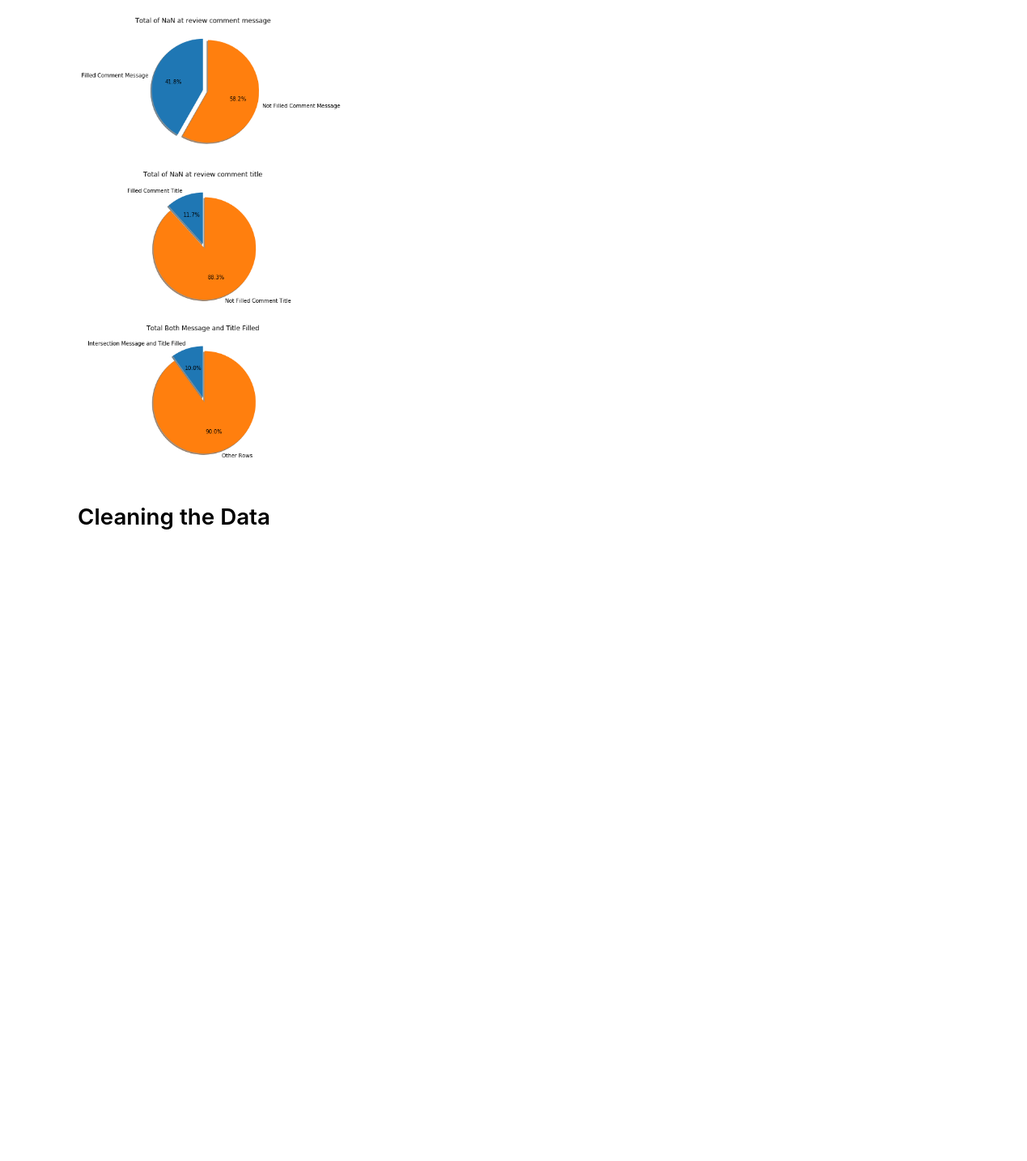
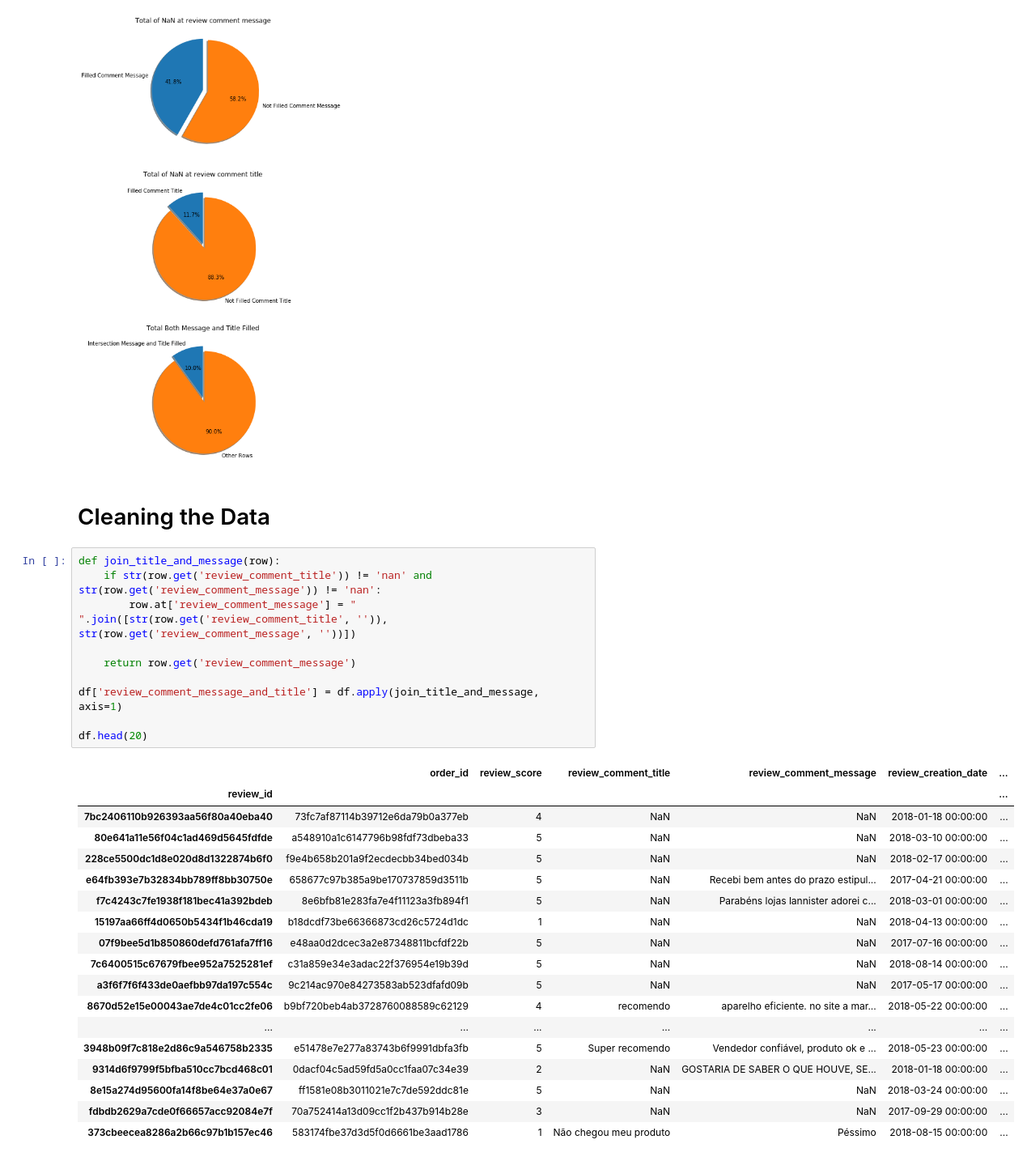
Before and after one commit to ViniciusBernardo/olist-orders-review-sentiment-analysis, a Jupyter notebook: olist_order_reviews.ipynb, the cells around one changed output. Shown: that part at 81% size. Saved outputs shown, nothing was run; the diff lists cells and outputs as text; blank space fills up the shorter version.

Commit message:
Add function to join title and message of reviews
Signed-off-by: Vinicius Ferreira <vfbdelima@gmail.com>

```diff
--- a/olist_order_reviews.ipynb
+++ b/olist_order_reviews.ipynb
@@ -80,6 +80,35 @@ plt.show()
 [figure]
 # %% [markdown]
 # Cleaning the Data
+# %%
+def join_title_and_message(row):
+    if str(row.get('review_comment_title')) != 'nan' and str(row.get('review_comment_message')) != 'nan':
+        row.at['review_comment_message'] = " ".join([str(row.get('review_comment_title', '')), str(row.get('review_comment_message', ''))])
+
+    return row.get('review_comment_message')
+
+df['review_comment_message_and_title'] = df.apply(join_title_and_message, axis=1)
+
+df.head(20)
+# %% [output]
+|  | order_id | review_score | review_comment_title | review_comment_message | review_creation_date | ... |
+| review_id |  |  |  |  |  | ... |
+| 7bc2406110b926393aa56f80a40eba40 | 73fc7af87114b39712e6da79b0a377eb | 4 | NaN | NaN | 2018-01-18 00:00:00 | ... |
+| 80e641a11e56f04c1ad469d5645fdfde | a548910a1c6147796b98fdf73dbeba33 | 5 | NaN | NaN | 2018-03-10 00:00:00 | ... |
+| 228ce5500dc1d8e020d8d1322874b6f0 | f9e4b658b201a9f2ecdecbb34bed034b | 5 | NaN | NaN | 2018-02-17 00:00:00 | ... |
+| e64fb393e7b32834bb789ff8bb30750e | 658677c97b385a9be170737859d3511b | 5 | NaN | Recebi bem antes do prazo estipul... | 2017-04-21 00:00:00 | ... |
+| f7c4243c7fe1938f181bec41a392bdeb | 8e6bfb81e283fa7e4f11123a3fb894f1 | 5 | NaN | Parabéns lojas lannister adorei c... | 2018-03-01 00:00:00 | ... |
+| 15197aa66ff4d0650b5434f1b46cda19 | b18dcdf73be66366873cd26c5724d1dc | 1 | NaN | NaN | 2018-04-13 00:00:00 | ... |
+| 07f9bee5d1b850860defd761afa7ff16 | e48aa0d2dcec3a2e87348811bcfdf22b | 5 | NaN | NaN | 2017-07-16 00:00:00 | ... |
+| 7c6400515c67679fbee952a7525281ef | c31a859e34e3adac22f376954e19b39d | 5 | NaN | NaN | 2018-08-14 00:00:00 | ... |
+| a3f6f7f6f433de0aefbb97da197c554c | 9c214ac970e84273583ab523dfafd09b | 5 | NaN | NaN | 2017-05-17 00:00:00 | ... |
+| 8670d52e15e00043ae7de4c01cc2fe06 | b9bf720beb4ab3728760088589c62129 | 4 | recomendo | aparelho eficiente. no site a mar... | 2018-05-22 00:00:00 | ... |
+| ... | ... | ... | ... | ... | ... | ... |
+| 3948b09f7c818e2d86c9a546758b2335 | e51478e7e277a83743b6f9991dbfa3fb | 5 | Super recomendo | Vendedor confiável, produto ok e ... | 2018-05-23 00:00:00 | ... |
+| 9314d6f9799f5bfba510cc7bcd468c01 | 0dacf04c5ad59fd5a0cc1faa07c34e39 | 2 | NaN | GOSTARIA DE SABER O QUE HOUVE, SE... | 2018-01-18 00:00:00 | ... |
+| 8e15a274d95600fa14f8be64e37a0e67 | ff1581e08b3011021e7c7de592ddc81e | 5 | NaN | NaN | 2018-03-24 00:00:00 | ... |
+| fdbdb2629a7cde0f66657acc92084e7f | 70a752414a13d09cc1f2b437b914b28e | 3 | NaN | NaN | 2017-09-29 00:00:00 | ... |
+| 373cbeecea8286a2b66c97b1b157ec46 | 583174fbe37d3d5f0d6661be3aad1786 | 1 | Não chegou meu produto | Péssimo | 2018-08-15 00:00:00 | ... |
 # %%
 from nltk.corpus import stopwords
 
```
Also changed, not shown: parts of 4 cells of this notebook.
